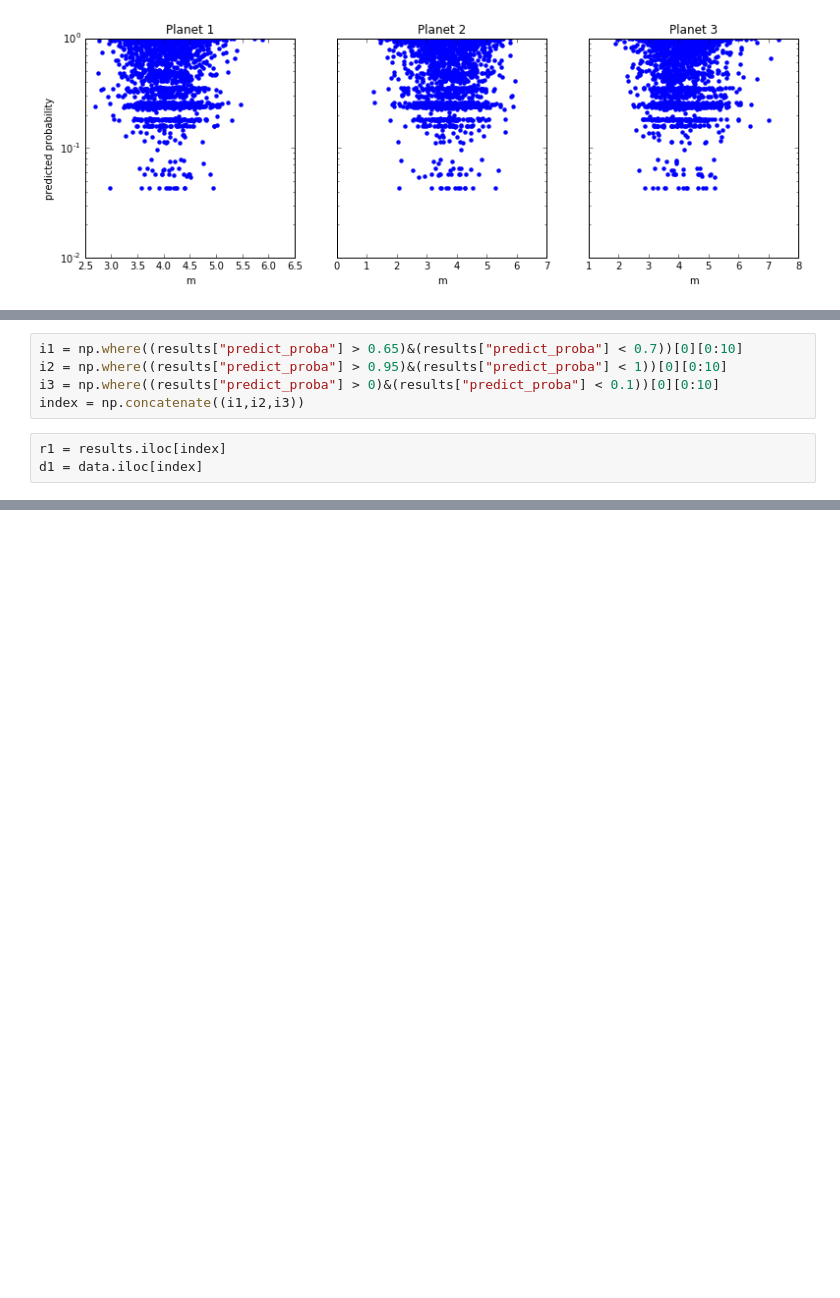
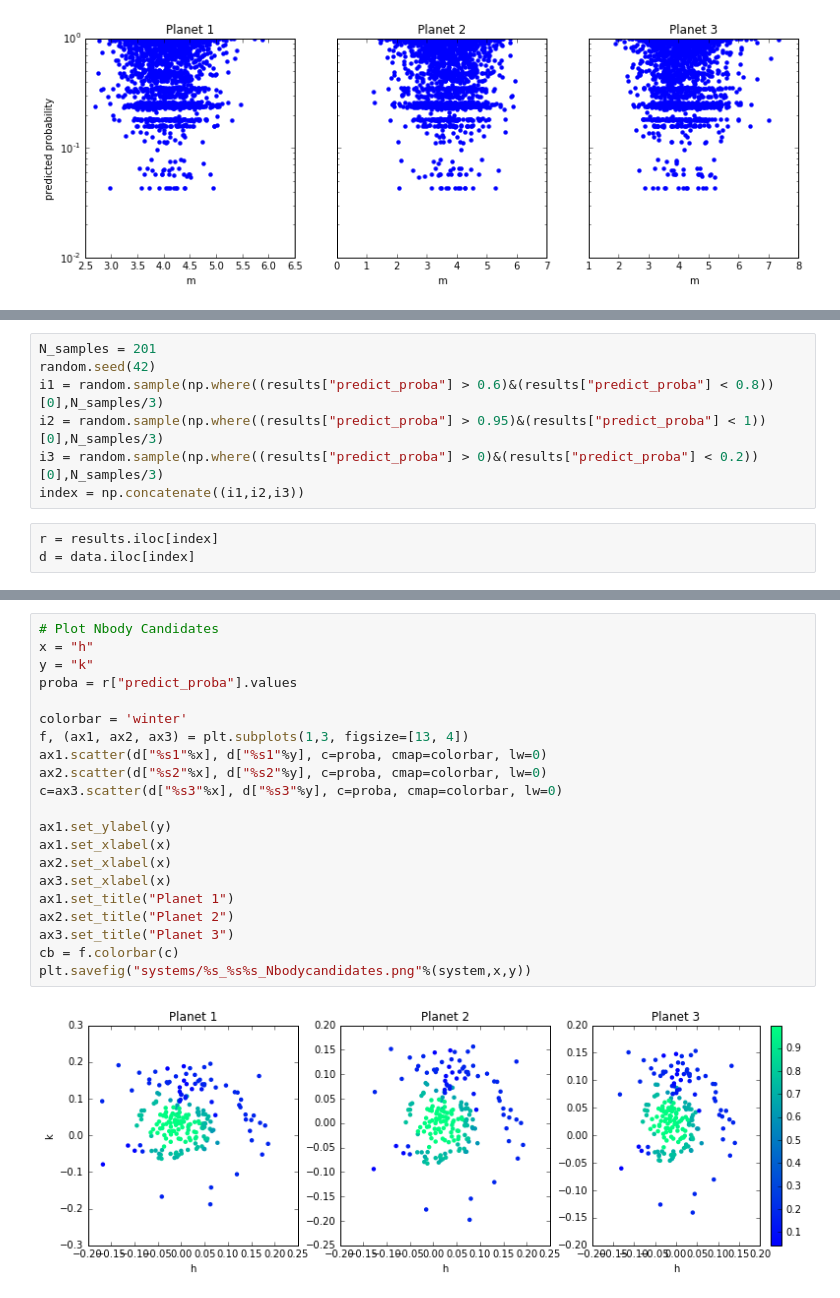
Before and after one commit to afcarl/stability_predict, a Jupyter notebook: analyzesystem.ipynb, the cells around one changed output, grey strips where cells are left out. Drawn from its saved outputs; the diff is of its cells as text; blank space fills up the shorter version.

```diff
--- a/analyzesystem.ipynb
+++ b/analyzesystem.ipynb
@@ -64,8 +69,10 @@ plt.savefig("images/%s_mproba.png"%system)
 # %%
-i1 = np.where((results["predict_proba"] > 0.65)&(results["predict_proba"] < 0.7))[0][0:10]
-i2 = np.where((results["predict_proba"] > 0.95)&(results["predict_proba"] < 1))[0][0:10]
-i3 = np.where((results["predict_proba"] > 0)&(results["predict_proba"] < 0.1))[0][0:10]
+N_samples = 201
+random.seed(42)
+i1 = random.sample(np.where((results["predict_proba"] > 0.6)&(results["predict_proba"] < 0.8))[0],N_samples/3)
+i2 = random.sample(np.where((results["predict_proba"] > 0.95)&(results["predict_proba"] < 1))[0],N_samples/3)
+i3 = random.sample(np.where((results["predict_proba"] > 0)&(results["predict_proba"] < 0.2))[0],N_samples/3)
 index = np.concatenate((i1,i2,i3))
 # %%
-r1 = results.iloc[index]
-d1 = data.iloc[index]
+r = results.iloc[index]
+d = data.iloc[index]
@@ -90,0 +88,23 @@ d1.tail()
+# %%
+# Plot Nbody Candidates
+x = "h"
+y = "k"
+proba = r["predict_proba"].values
+
+colorbar = 'winter'
+f, (ax1, ax2, ax3) = plt.subplots(1,3, figsize=[13, 4])
+ax1.scatter(d["%s1"%x], d["%s1"%y], c=proba, cmap=colorbar, lw=0)
+ax2.scatter(d["%s2"%x], d["%s2"%y], c=proba, cmap=colorbar, lw=0)
+c=ax3.scatter(d["%s3"%x], d["%s3"%y], c=proba, cmap=colorbar, lw=0)
+
+ax1.set_ylabel(y)
+ax1.set_xlabel(x)
+ax2.set_xlabel(x)
+ax3.set_xlabel(x)
+ax1.set_title("Planet 1")
+ax2.set_title("Planet 2")
+ax3.set_title("Planet 3")
+cb = f.colorbar(c)
+plt.savefig("systems/%s_%s%s_Nbodycandidates.png"%(system,x,y))
+# %% [output]
+[figure, added]
```
Also changed, not shown: parts of 10 cells of this notebook, 1 other file.
